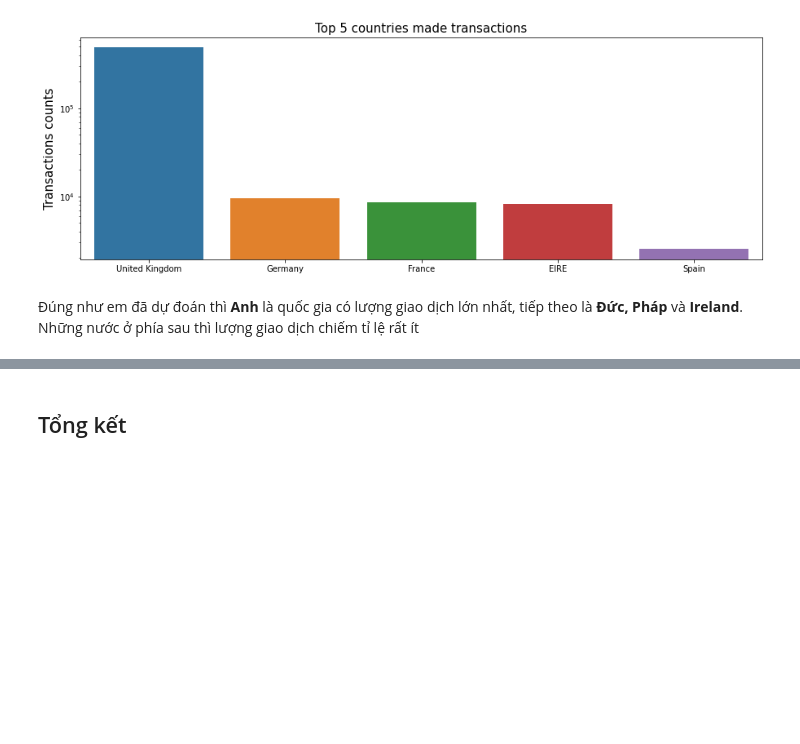
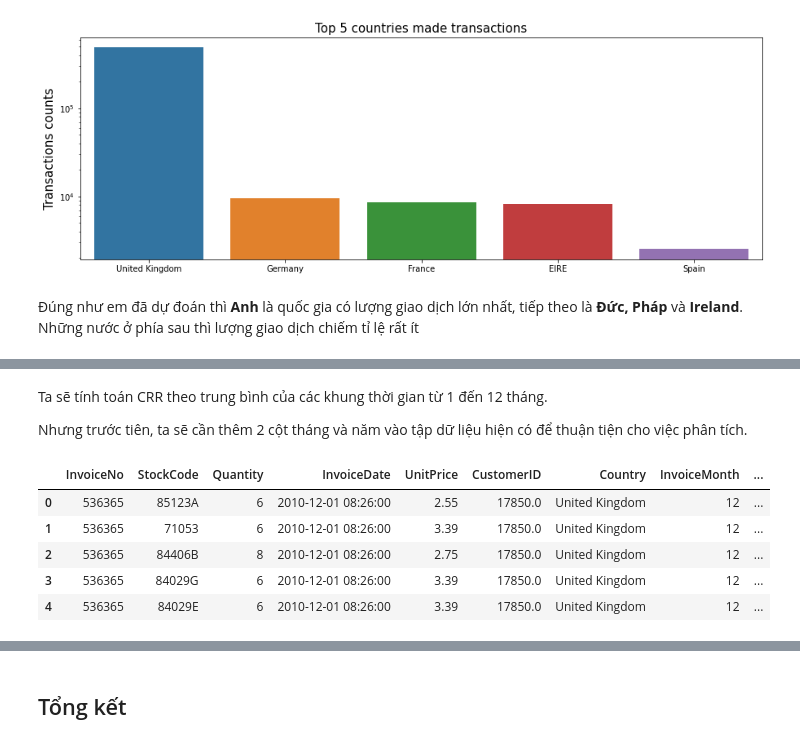
Before and after one commit to hudavn/G12-P4DS-Final, a Jupyter notebook: G12_FinalProject.ipynb, the cells around one changed output, grey strips where cells are left out. Saved outputs shown, nothing was run; the diff lists cells and outputs as text; code cells hidden in the pictures; blank space fills up the shorter version.

```diff
--- a/G12_FinalProject.ipynb
+++ b/G12_FinalProject.ipynb
@@ -293,0 +334,16 @@ plt.show()
+# %% [markdown]
+Ta sẽ tính toán CRR theo trung bình của các khung thời gian từ 1 đến 12 tháng.
+
+Nhưng trước tiên, ta sẽ cần thêm 2 cột tháng và năm vào tập dữ liệu hiện có để thuận tiện cho việc phân tích.
+# %%
+new_content = content.copy()
+new_content['InvoiceMonth'] = new_content['InvoiceDate'].dt.month
+new_content['InvoiceYear'] = new_content['InvoiceDate'].dt.year
+new_content.head()
+# %% [output]
+|  | InvoiceNo | StockCode | Quantity | InvoiceDate | UnitPrice | CustomerID | Country | InvoiceMonth | ... |
+| 0 | 536365 | 85123A | 6 | 2010-12-01 08:26:00 | 2.55 | 17850.0 | United Kingdom | 12 | ... |
+| 1 | 536365 | 71053 | 6 | 2010-12-01 08:26:00 | 3.39 | 17850.0 | United Kingdom | 12 | ... |
+| 2 | 536365 | 84406B | 8 | 2010-12-01 08:26:00 | 2.75 | 17850.0 | United Kingdom | 12 | ... |
+| 3 | 536365 | 84029G | 6 | 2010-12-01 08:26:00 | 3.39 | 17850.0 | United Kingdom | 12 | ... |
+| 4 | 536365 | 84029E | 6 | 2010-12-01 08:26:00 | 3.39 | 17850.0 | United Kingdom | 12 | ... |
```
Also changed, not shown: parts of 12 cells of this notebook.
